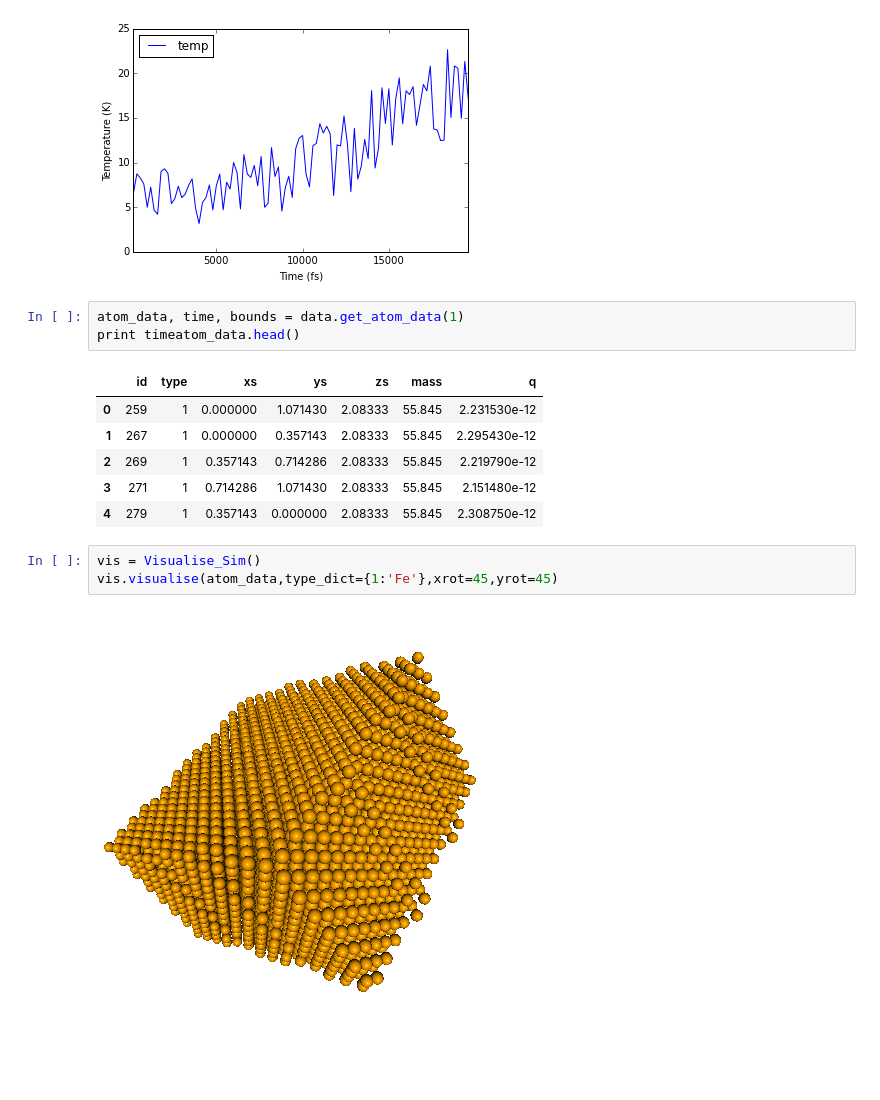
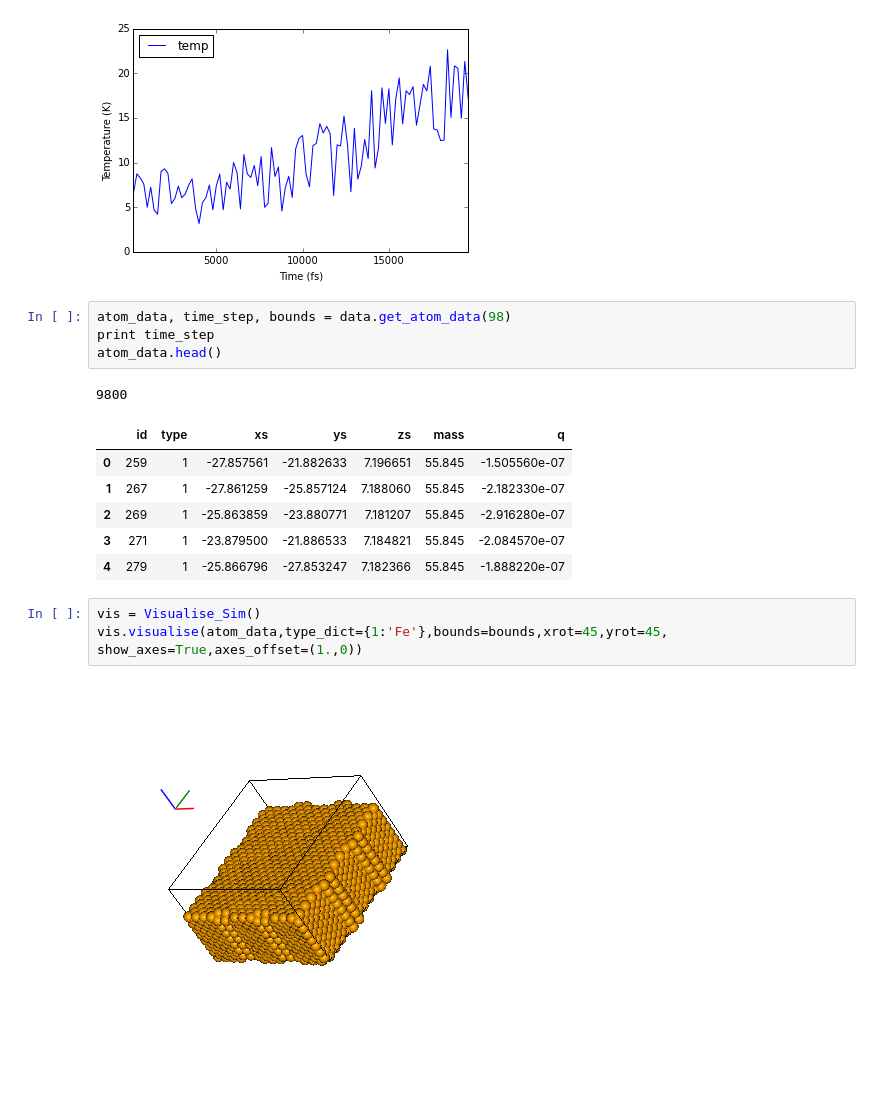
Before and after one commit to chrisjsewell/ipymd, a Jupyter notebook: example_analysis.ipynb, the cells around one changed output. Saved outputs shown, nothing was run; the diff lists cells and outputs as text; blank space fills up the shorter version.

```diff
--- a/example_analysis.ipynb
+++ b/example_analysis.ipynb
@@ -23,17 +23,19 @@ ax.set_ylabel('Temperature (K)');
 # %% [output]
 [figure]
 # %%
-atom_data, time, bounds = data.get_atom_data(1)
-print timeatom_data.head()
+atom_data, time_step, bounds = data.get_atom_data(98)
+print time_step
+atom_data.head()
 # %% [output]
+9800
 |  | id | type | xs | ys | zs | mass | q |
-| 0 | 259 | 1 | 0.000000 | 1.071430 | 2.08333 | 55.845 | 2.231530e-12 |
-| 1 | 267 | 1 | 0.000000 | 0.357143 | 2.08333 | 55.845 | 2.295430e-12 |
-| 2 | 269 | 1 | 0.357143 | 0.714286 | 2.08333 | 55.845 | 2.219790e-12 |
-| 3 | 271 | 1 | 0.714286 | 1.071430 | 2.08333 | 55.845 | 2.151480e-12 |
-| 4 | 279 | 1 | 0.357143 | 0.000000 | 2.08333 | 55.845 | 2.308750e-12 |
+| 0 | 259 | 1 | -27.857561 | -21.882633 | 7.196651 | 55.845 | -1.505560e-07 |
+| 1 | 267 | 1 | -27.861259 | -25.857124 | 7.188060 | 55.845 | -2.182330e-07 |
+| 2 | 269 | 1 | -25.863859 | -23.880771 | 7.181207 | 55.845 | -2.916280e-07 |
+| 3 | 271 | 1 | -23.879500 | -21.886533 | 7.184821 | 55.845 | -2.084570e-07 |
+| 4 | 279 | 1 | -25.866796 | -27.853247 | 7.182366 | 55.845 | -1.888220e-07 |
 # %%
 vis = Visualise_Sim()
-vis.visualise(atom_data,type_dict={1:'Fe'},xrot=45,yrot=45)
+vis.visualise(atom_data,type_dict={1:'Fe'},bounds=bounds,xrot=45,yrot=45, show_axes=True,axes_offset=(1.,0))
 # %% [output]
-[figure, old version]
+[figure, new version]
```
Also changed, not shown: parts of 1 cell of this notebook, 2 other files.
